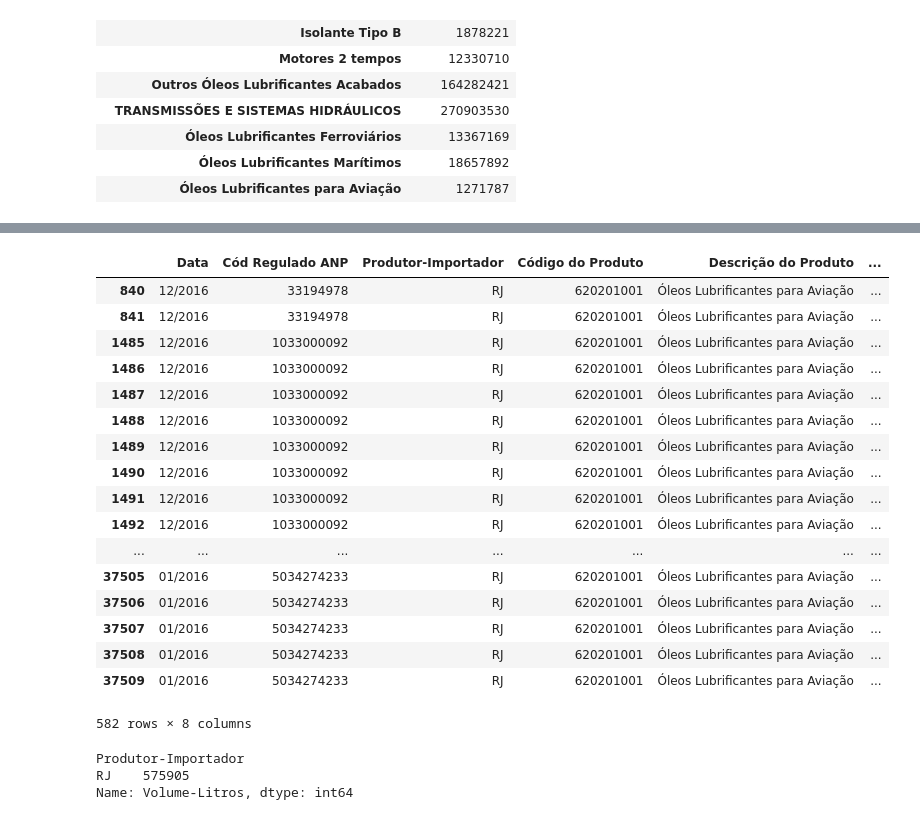
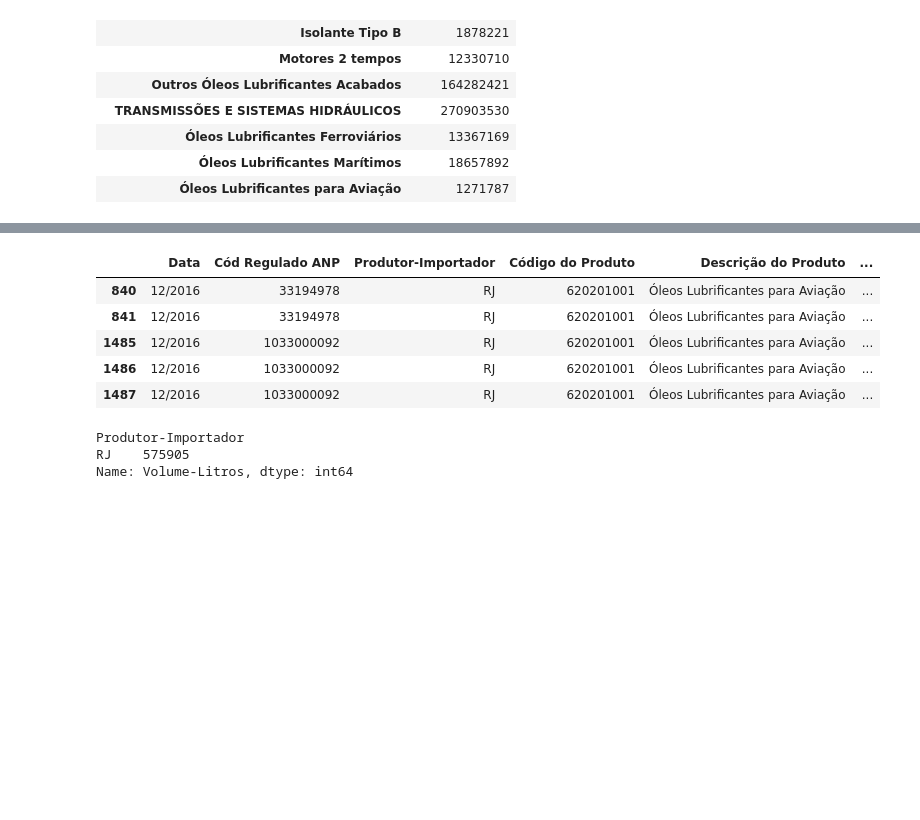
Before and after one commit to jaycwb/udacity, a Jupyter notebook: nanodegree/data_analyst/06_faca_visualizacao_de_dados_eficazes/notebooks/dados_anp_comercializacao_lubrificante.ipynb, the cells around one changed output, grey strips where cells are left out. Cells and saved outputs as stored; diff of their text form; code cells hidden in the pictures; blank space fills up the shorter version.

```diff
--- a/nanodegree/data_analyst/06_faca_visualizacao_de_dados_eficazes/notebooks/dados_anp_comercializacao_lubrificante.ipynb
+++ b/nanodegree/data_analyst/06_faca_visualizacao_de_dados_eficazes/notebooks/dados_anp_comercializacao_lubrificante.ipynb
@@ -150,26 +278,14 @@ vendas_estado = vendas.copy()
 vendas_estado['Produtor-Importador'] = vendas_estado['Produtor-Importador'].map(empresa_prod_uf)
 # %%
 aviacao = vendas_estado[vendas_estado['Descrição do Produto'] == 'Óleos Lubrificantes para Aviação']
-aviacao
+aviacao.head()
 # %% [output]
 |  | Data | Cód Regulado ANP | Produtor-Importador | Código do Produto | Descrição do Produto | ... |
 | 840 | 12/2016 | 33194978 | RJ | 620201001 | Óleos Lubrificantes para Aviação | ... |
 | 841 | 12/2016 | 33194978 | RJ | 620201001 | Óleos Lubrificantes para Aviação | ... |
 | 1485 | 12/2016 | 1033000092 | RJ | 620201001 | Óleos Lubrificantes para Aviação | ... |
 | 1486 | 12/2016 | 1033000092 | RJ | 620201001 | Óleos Lubrificantes para Aviação | ... |
 | 1487 | 12/2016 | 1033000092 | RJ | 620201001 | Óleos Lubrificantes para Aviação | ... |
-| 1488 | 12/2016 | 1033000092 | RJ | 620201001 | Óleos Lubrificantes para Aviação | ... |
-| 1489 | 12/2016 | 1033000092 | RJ | 620201001 | Óleos Lubrificantes para Aviação | ... |
-| 1490 | 12/2016 | 1033000092 | RJ | 620201001 | Óleos Lubrificantes para Aviação | ... |
-| 1491 | 12/2016 | 1033000092 | RJ | 620201001 | Óleos Lubrificantes para Aviação | ... |
-| 1492 | 12/2016 | 1033000092 | RJ | 620201001 | Óleos Lubrificantes para Aviação | ... |
-| ... | ... | ... | ... | ... | ... | ... |
-| 37505 | 01/2016 | 5034274233 | RJ | 620201001 | Óleos Lubrificantes para Aviação | ... |
-| 37506 | 01/2016 | 5034274233 | RJ | 620201001 | Óleos Lubrificantes para Aviação | ... |
-| 37507 | 01/2016 | 5034274233 | RJ | 620201001 | Óleos Lubrificantes para Aviação | ... |
-| 37508 | 01/2016 | 5034274233 | RJ | 620201001 | Óleos Lubrificantes para Aviação | ... |
-| 37509 | 01/2016 | 5034274233 | RJ | 620201001 | Óleos Lubrificantes para Aviação | ... |
-582 rows × 8 columns
 # %%
 #VOLUME COMERCIALIZADO POR EMPRESAS LOCALIZADAS NO RJ
 aviacao.groupby('Produtor-Importador').sum()['Volume-Litros']
```
Also changed, not shown: parts of 15 cells of this notebook.
